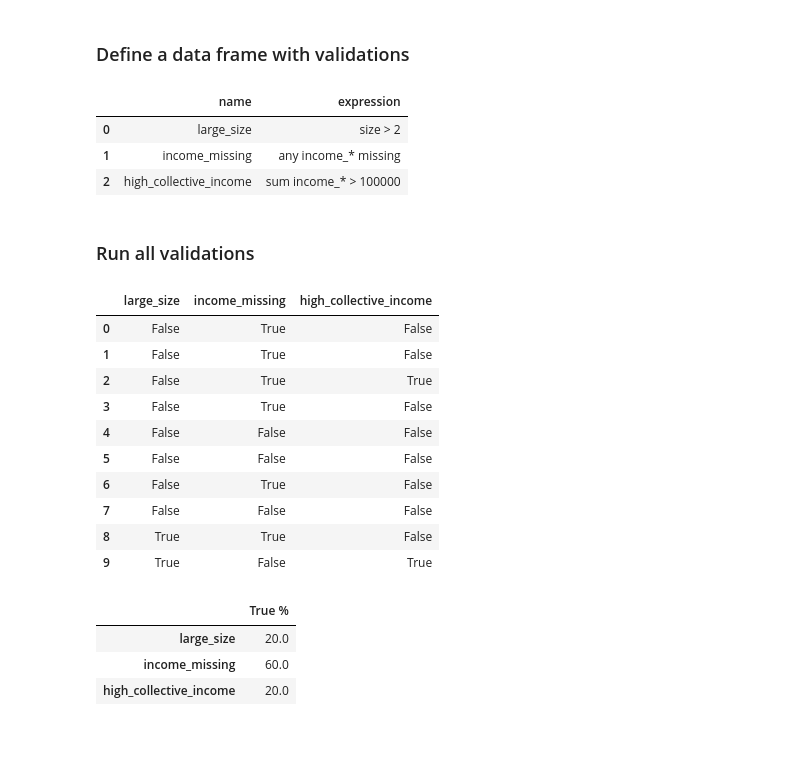
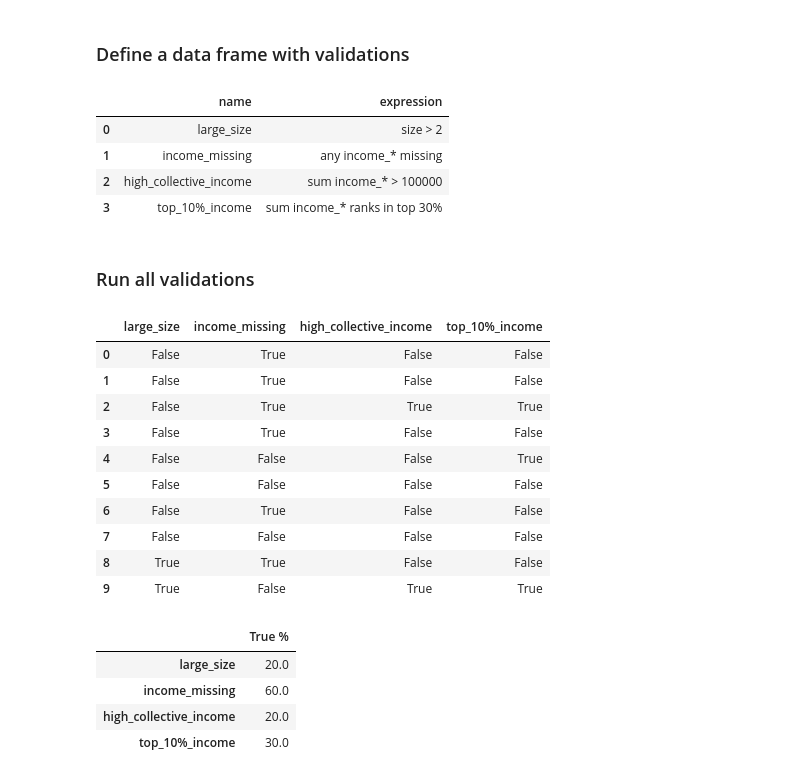
Before and after one commit to wti200/validata, a Jupyter notebook: docs/basic_usage.ipynb, the cells around one changed output. Saved outputs shown, nothing was run; the diff lists cells and outputs as text; code cells hidden in the pictures; blank space fills up the shorter version.

Commit message:
Add rank and outlier comparators

```diff
--- a/docs/basic_usage.ipynb
+++ b/docs/basic_usage.ipynb
@@ -227,18 +238,20 @@ Operator.list()
 # %%
 checks_df = pd.DataFrame(
     data=[
         ["large_size", "size > 2"],
         ["income_missing", "any income_* missing"],
-        ["high_collective_income", "sum income_* > 100000"]
+        ["high_collective_income", "sum income_* > 100000"],
+        ["top_10%_income", "sum income_* ranks in top 30%"],
     ],
     columns=["name", "expression"]
 )
 checks_df
 # %% [output]
 |  | name | expression |
 | 0 | large_size | size > 2 |
 | 1 | income_missing | any income_* missing |
 | 2 | high_collective_income | sum income_* > 100000 |
+| 3 | top_10%_income | sum income_* ranks in top 30% |
 # %% [markdown]
 ### Run all validations
 # %%
@@ -247,17 +260,17 @@ results = vd.validate(households)
 # %%
 results
 # %% [output]
-|  | large_size | income_missing | high_collective_income |
-| 0 | False | True | False |
-| 1 | False | True | False |
-| 2 | False | True | True |
-| 3 | False | True | False |
-| 4 | False | False | False |
-| 5 | False | False | False |
-| 6 | False | True | False |
-| 7 | False | False | False |
-| 8 | True | True | False |
-| 9 | True | False | True |
+|  | large_size | income_missing | high_collective_income | top_10%_income |
+| 0 | False | True | False | False |
+| 1 | False | True | False | False |
+| 2 | False | True | True | True |
+| 3 | False | True | False | False |
+| 4 | False | False | False | True |
+| 5 | False | False | False | False |
+| 6 | False | True | False | False |
+| 7 | False | False | False | False |
+| 8 | True | True | False | False |
+| 9 | True | False | True | True |
 # %%
 vd.get_summary()
 # %% [output]
@@ -265,3 +278,4 @@ vd.get_summary()
 | large_size | 20.0 |
 | income_missing | 60.0 |
 | high_collective_income | 20.0 |
+| top_10%_income | 30.0 |
```
Also changed, not shown: parts of 1 cell of this notebook, 2 other files.
